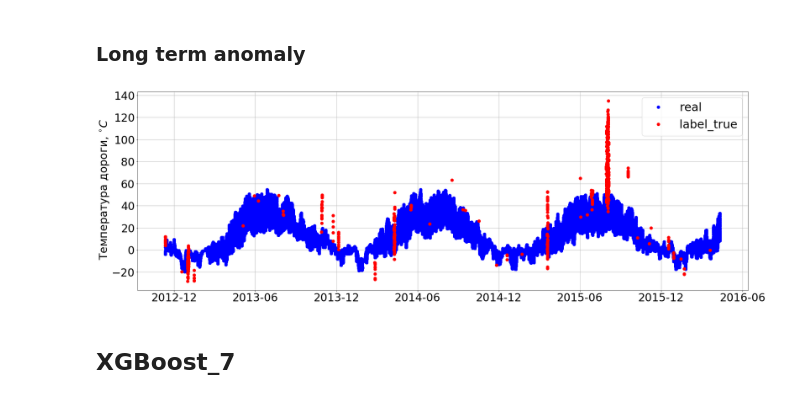
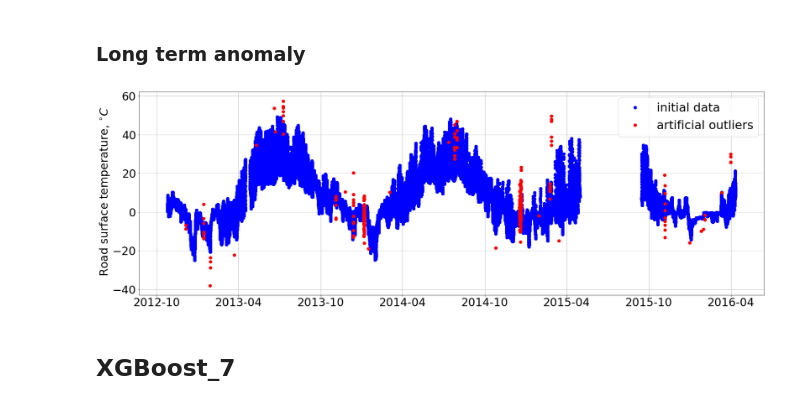
Before and after one commit to NdSv94/MinMax94, a Jupyter notebook: src/pre_defence_experiments/generate_anomalies.ipynb, the cells around one changed output. Saved outputs shown, nothing was run; the diff lists cells and outputs as text; code cells hidden in the pictures.

```diff
--- a/src/pre_defence_experiments/generate_anomalies.ipynb
+++ b/src/pre_defence_experiments/generate_anomalies.ipynb
@@ -91,25 +91,29 @@ for index in index_list:
 # %%
 # generate_station_id = [615, 618, 620, 624, 626, 627, 635, 702,
 #                       704, 862, 874, 888, 1808, 1813, 1826]
+start = pd.Timestamp(2015, 12, 20)
+end = pd.Timestamp(2016, 1, 27)
 
-to_plot = test[test['station_id']==618]
+to_plot = test[test['station_id']==615]
 to_plot = to_plot[(to_plot['date_time_utc']<=end) & (to_plot['date_time_utc']>=start)]
 to_plot = to_plot.set_index('date_time_utc')
 
+
 plt.figure(figsize=(30, 10))
 
-for elem in [True, False]:
+for elem in [False, True]:
     cond = to_plot['label_true'] == elem
     if elem:
         plt.plot_date(to_plot[cond].index, to_plot[cond]['data_t_road'], 'r',
-                      linestyle='none', marker='o', markersize=8, label='label_true')
+                      linestyle='none', marker='o', markersize=10, label='artificial outliers')
     else:
         plt.plot_date(to_plot[cond].index, to_plot[cond]['data_t_road'], 'b',
-                      linestyle='none', marker='o', markersize=8, label='real')
+                      linestyle='none', marker='o', markersize=8, label='initial data')
 
 plt.grid()
 plt.legend(fontsize=32)
-plt.ylabel(r' Температура дороги, $^{\circ}C$', fontsize=30)
+plt.ylabel(r' Road surface temperature, $^{\circ}C$', fontsize=30)
 
 plt.tick_params(labelsize=30)
 plt.show()
+#plt.savefig('/mnt/HARD/MinMax94/plots/single_outliers.png')
@@ -140,6 +143,9 @@ for index in index_list:
 # %%
 # generate_station_id = [615, 618, 620, 624, 626, 627, 635, 702,
 #                       704, 862, 874, 888, 1808, 1813, 1826]
+
+start = pd.Timestamp(2013, 12, 29)
+end = pd.Timestamp(2014, 1, 20)
 
 to_plot = test[test['station_id']==618]
 to_plot = to_plot[(to_plot['date_time_utc']<=end) & (to_plot['date_time_utc']>=start)]
@@ -152,14 +158,15 @@ for elem in [False, True]:
     cond = to_plot['label_true'] == elem
     if elem:
         plt.plot_date(to_plot[cond].index, to_plot[cond]['data_t_road'], 'r',
-                      linestyle='none', marker='o', markersize=8, label='label_true')
+                      linestyle='none', marker='o', markersize=9, label='artificial outliers')
     else:
         plt.plot_date(to_plot[cond].index, to_plot[cond]['data_t_road'], 'b',
-                      linestyle='none', marker='o', markersize=8, label='real')
+                      linestyle='none', marker='o', markersize=8, label='initial data')
 
 plt.grid()
 plt.legend(fontsize=32)
-plt.ylabel(r' Температура дороги, $^{\circ}C$', fontsize=30)
+plt.ylabel(r' Road surface temperature, $^{\circ}C$', fontsize=30)
 
 plt.tick_params(labelsize=30)
 plt.show()
+#plt.savefig('/mnt/HARD/MinMax94/plots/short_term_outliers.png')
@@ -189,30 +194,35 @@ for index in index_list:
 # %%
 # generate_station_id = [615, 618, 620, 624, 626, 627, 635, 702,
 #                       704, 862, 874, 888, 1808, 1813, 1826]
 
-to_plot = test[test['station_id']==618]
+start = pd.Timestamp(2012, 1, 1)
+end = pd.Timestamp(2017, 1, 1)
+
+to_plot = test[test['station_id']==615]
 to_plot = to_plot[(to_plot['date_time_utc']<=end) & (to_plot['date_time_utc']>=start)]
 to_plot = to_plot.set_index('date_time_utc')
 
 plt.figure(figsize=(30, 10))
 
 for elem in [False, True]:
     cond = to_plot['label_true'] == elem
     if elem:
         plt.plot_date(to_plot[cond].index, to_plot[cond]['data_t_road'], 'r',
-                      linestyle='none', marker='o', markersize=8, label='label_true')
+                      linestyle='none', marker='o', markersize=8, label='artificial outliers')
     else:
         plt.plot_date(to_plot[cond].index, to_plot[cond]['data_t_road'], 'b',
-                      linestyle='none', marker='o', markersize=8, label='real')
+                      linestyle='none', marker='o', markersize=8, label='initial data')
 
 plt.grid()
 plt.legend(fontsize=32)
-plt.ylabel(r' Температура дороги, $^{\circ}C$', fontsize=30)
+plt.ylabel(r' Road surface temperature, $^{\circ}C$', fontsize=30)
 
 plt.tick_params(labelsize=30)
 plt.show()
+#plt.savefig('/mnt/HARD/MinMax94/plots/long_term_outliers.png')
+#plt.savefig('/mnt/HARD/MinMax94/plots/all_outliers.png')
 # %% [output]
-[figure, old version]
+[figure, new version]
 # %% [markdown]
 ## XGBoost_7
 # %%
```
Also changed, not shown: parts of 28 cells of this notebook, 19 other files.
